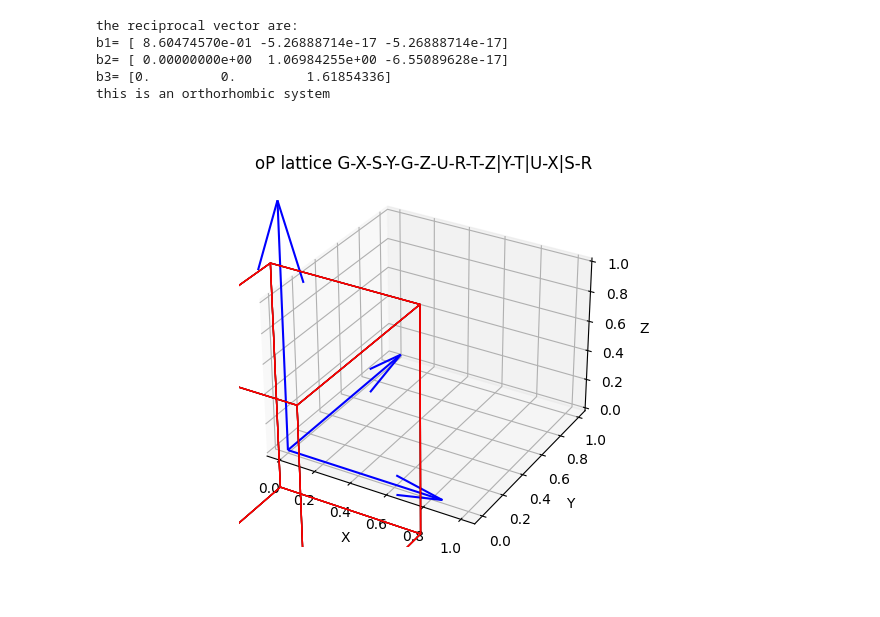
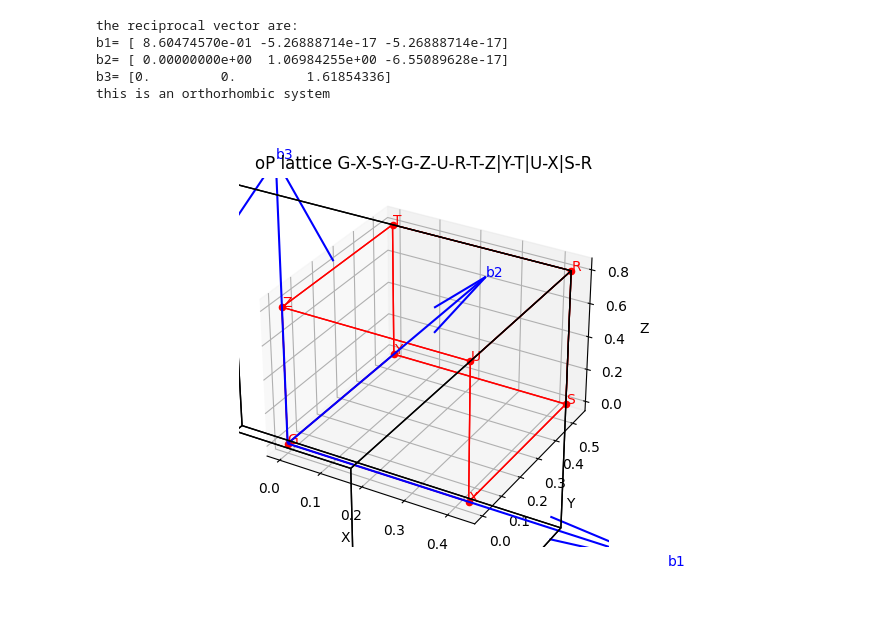
Before and after one commit to Kugetsu/vscode_git, a Jupyter notebook: template/fbzplot_new.ipynb, the cells around one changed output. Cells and saved outputs as stored; diff of their text form; code cells hidden in the pictures.

```diff
--- a/template/fbzplot_new.ipynb
+++ b/template/fbzplot_new.ipynb
@@ -8,6 +8,7 @@ import pandas as pd
 from mpl_toolkits import mplot3d
 from collections import Counter
 from mpl_toolkits.mplot3d.art3d import Poly3DCollection
+import string
 
 a = 7.302
 b = 5.873
@@ -76,42 +77,51 @@ if alpha == beta == gamma == 90 :
     R = B1
     T = 0.5*(b2+b3)
     point_kpath = [G,X,S,Y,Z,U,R,T]
-    vertices_kpath = [[point_FBZ[0],point_FBZ[1],point_FBZ[2],point_FBZ[3]],
-                [point_FBZ[4],point_FBZ[5],point_FBZ[6],point_FBZ[7]],
-                [point_FBZ[0],point_FBZ[1],point_FBZ[5],point_FBZ[4]],
-                [point_FBZ[1],point_FBZ[2],point_FBZ[6],point_FBZ[5]],
-                [point_FBZ[2],point_FBZ[3],point_FBZ[7],point_FBZ[6]],
-                [point_FBZ[3],point_FBZ[0],point_FBZ[4],point_FBZ[7]],]
+    letter=['G','X','S','Y','Z','U','R','T']
+    vertices_kpath = [[point_kpath[0],point_kpath[1],point_kpath[2],point_kpath[3]],
+                [point_kpath[4],point_kpath[5],point_kpath[6],point_kpath[7]],
+                [point_kpath[0],point_kpath[1],point_kpath[5],point_kpath[4]],
+                [point_kpath[1],point_kpath[2],point_kpath[6],point_kpath[5]],
+                [point_kpath[2],point_kpath[3],point_kpath[7],point_kpath[6]],
+                [point_kpath[3],point_kpath[0],point_kpath[4],point_kpath[7]],]
     face_kpath = Poly3DCollection(vertices_kpath, edgecolors='red', linewidths=1, alpha=0)
+
 
     %matplotlib widget
     fig = plt.figure()
     ax = plt.axes(projection='3d')
+    for i, point in enumerate(point_kpath):
+        ax.scatter(point[0], point[1], point[2], color='r')
+        label = letter[i]
+        ax.text(point[0], point[1], point[2], label, color='r')
     ax.set_title('oP lattice G-X-S-Y-G-Z-U-R-T-Z|Y-T|U-X|S-R')
     ax.add_collection3d(face_FBZ)
     ax.add_collection3d(face_kpath)
     ax.quiver(0, 0, 0, x, y, z, color='blue')
+    ax.text(b1[0],b1[1],b1[2],'b1',color='blue')
+    ax.text(b2[0],b2[1],b2[2],'b2',color='blue')
+    ax.text(b3[0],b3[1],b3[2],'b3',color='blue')
     #ax.scatter(point_kpath)
 
 
     ax.set_xlabel('X')
     ax.set_ylabel('Y')
     ax.set_zlabel('Z')
     plt.show()
 
 
 
 elif (alpha == beta == 90) or (alpha == gamma ==90) or (beta == gamma ==90) :
     print("this is a monoclinic system")
 
 
 
 else :
     print("this is a triclinic system")
 # %% [output]
 the reciprocal vector are:
 b1= [ 8.60474570e-01 -5.26888714e-17 -5.26888714e-17]
 b2= [ 0.00000000e+00  1.06984255e+00 -6.55089628e-17]
 b3= [0.         0.         1.61854336]
 this is an orthorhombic system
-[figure, old version]
+[figure, new version]
```
